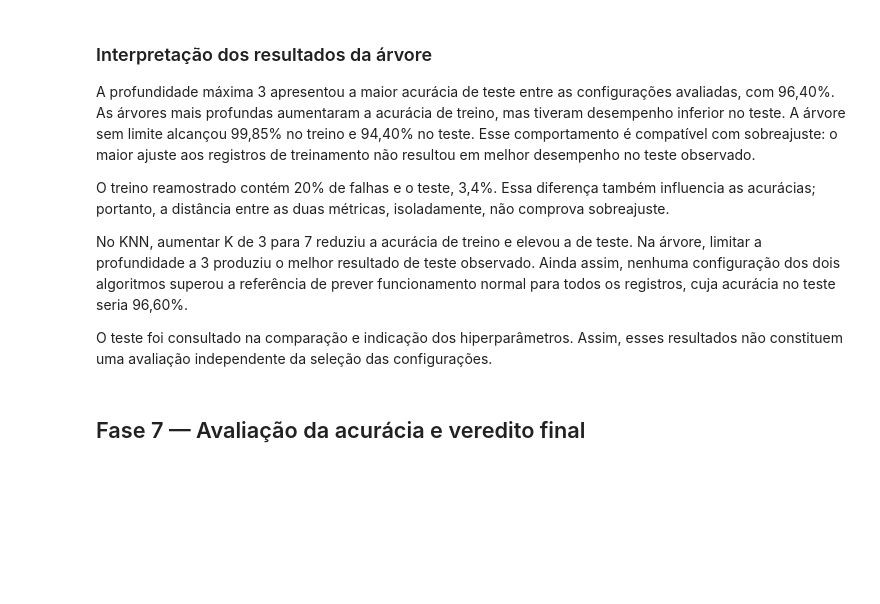
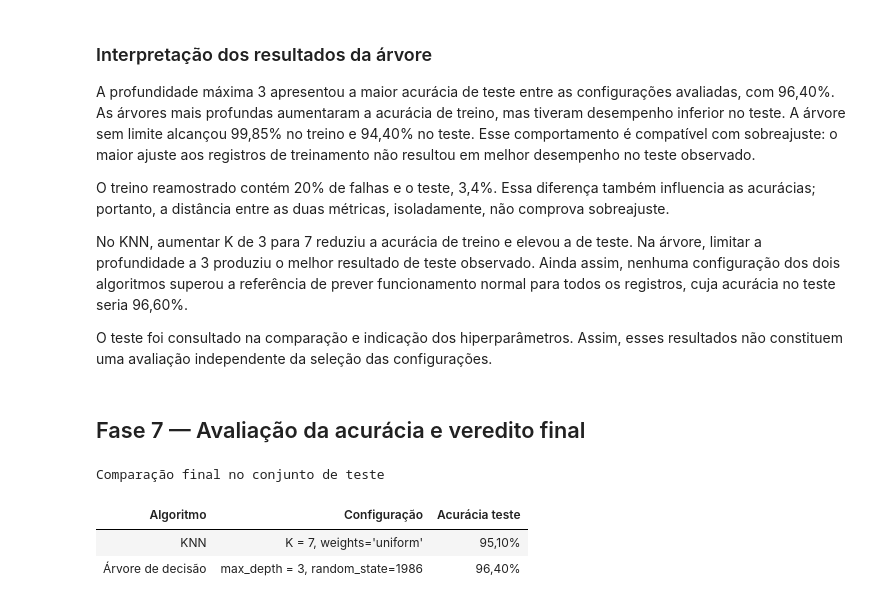
Before and after one commit to CorreaBrunoMiguel/projeto_final, a Jupyter notebook: notebooks/manutencao_preditiva.ipynb, the cells around one changed output. Drawn from its saved outputs; the diff is of its cells as text; code cells hidden in the pictures; blank space fills up the shorter version.

Commit message:
feat: compara modelos e registra veredito final

```diff
--- a/notebooks/manutencao_preditiva.ipynb
+++ b/notebooks/manutencao_preditiva.ipynb
@@ -887,3 +887,34 @@ No KNN, aumentar K de 3 para 7 reduziu a acurácia de treino e elevou a de teste
 O teste foi consultado na comparação e indicação dos hiperparâmetros. Assim, esses resultados não constituem uma avaliação independente da seleção das configurações.
 # %% [markdown]
 ## Fase 7 — Avaliação da acurácia e veredito final
+# %%
+melhor_knn = modelos_knn[7]
+melhor_arvore = modelos_arvore[3]
+# %%
+comparacao_final = pd.DataFrame(
+    [
+        {
+            "Algoritmo": "KNN",
+            "Configuração": "K = 7, weights='uniform'",
+            "Acurácia teste": melhor_knn.score(X_test_knn, y_test),
+        },
+        {
+            "Algoritmo": "Árvore de decisão",
+            "Configuração": "max_depth = 3, random_state=1986",
+            "Acurácia teste": melhor_arvore.score(X_test, y_test),
+        },
+    ]
+)
+
+pct = lambda v: f"{v:.2%}".replace(".", ",")
+
+display(
+    comparacao_final.style.hide(axis="index")
+    .format({"Acurácia teste": pct})
+    .set_caption("Comparação final no conjunto de teste")
+)
+# %% [output]
+Comparação final no conjunto de teste
+| Algoritmo | Configuração | Acurácia teste |
+| KNN | K = 7, weights='uniform' | 95,10% |
+| Árvore de decisão | max_depth = 3, random_state=1986 | 96,40% |
```
Also changed, not shown: parts of 1 cell of this notebook.
